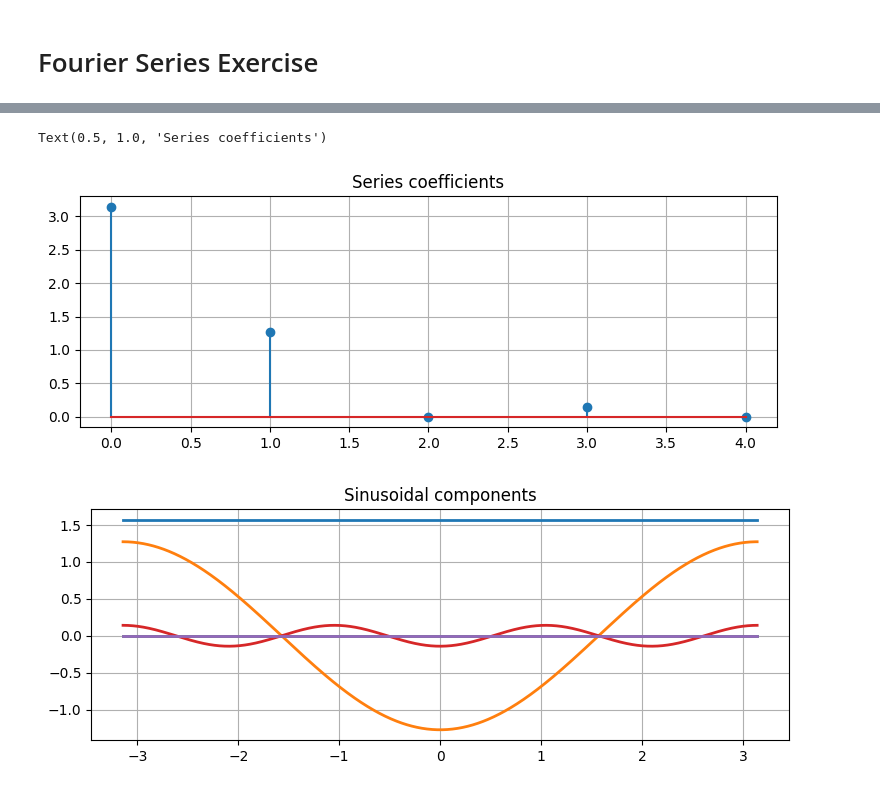
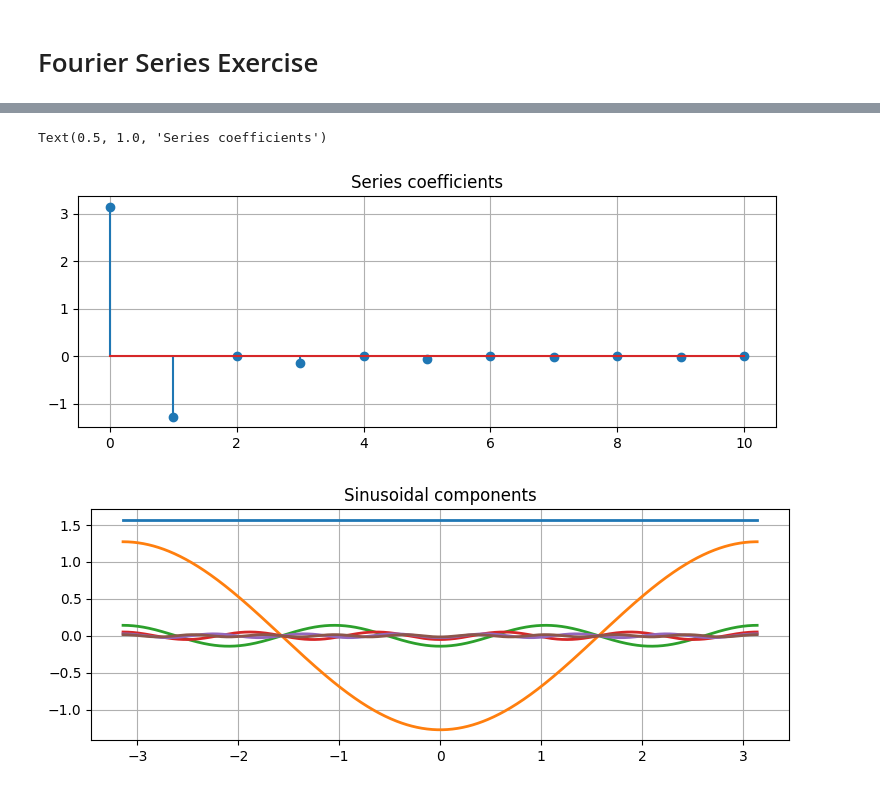
Before and after one commit to mandugo/SignalProcExamples, a Jupyter notebook: FS_Example.ipynb, the cells around one changed output, grey strips where cells are left out. Cells and saved outputs as stored; diff of their text form; code cells hidden in the pictures.

```diff
--- a/FS_Example.ipynb
+++ b/FS_Example.ipynb
@@ -17,21 +18,21 @@ $a_k$ is different from zero only for odd values of $k$.
 # %%
-N_components = 5
+N_components = 11
 k = np.arange(1, N_components)
 a0 = np.pi
 ak = (2 / (np.pi * k**2)) * (np.cos(k * np.pi) - 1)
 a = np.concatenate(([a0], ak))
 k1 = np.concatenate(([0], k))
 
 plt.figure(figsize=(9,3))
-plt.stem(k1, np.abs(a))
+plt.stem(k1, a)
 plt.grid(True)
 plt.title('Series coefficients')
 # %% [output]
 Text(0.5, 1.0, 'Series coefficients')
-[figure, old version]
+[figure, new version]
 # %%
 # Signal construction
-jumpEven = False
+jumpEven = True
 
 N = 1000
 x = np.linspace(-np.pi, np.pi, N)
@@ -52,7 +53,7 @@ for ind in range(1, len(k1)):
         sig[ind, :] = a[ind] * np.cos(k1[ind] * x)
         plt.plot(x,sig[ind, :], linewidth=2)
 # %% [output]
-[figure, old version]
+[figure, new version]
 # %%
 # Synthesis of the signal
 synth = np.sum(sig, axis=0)
```
Also changed, not shown: parts of 3 cells of this notebook.
